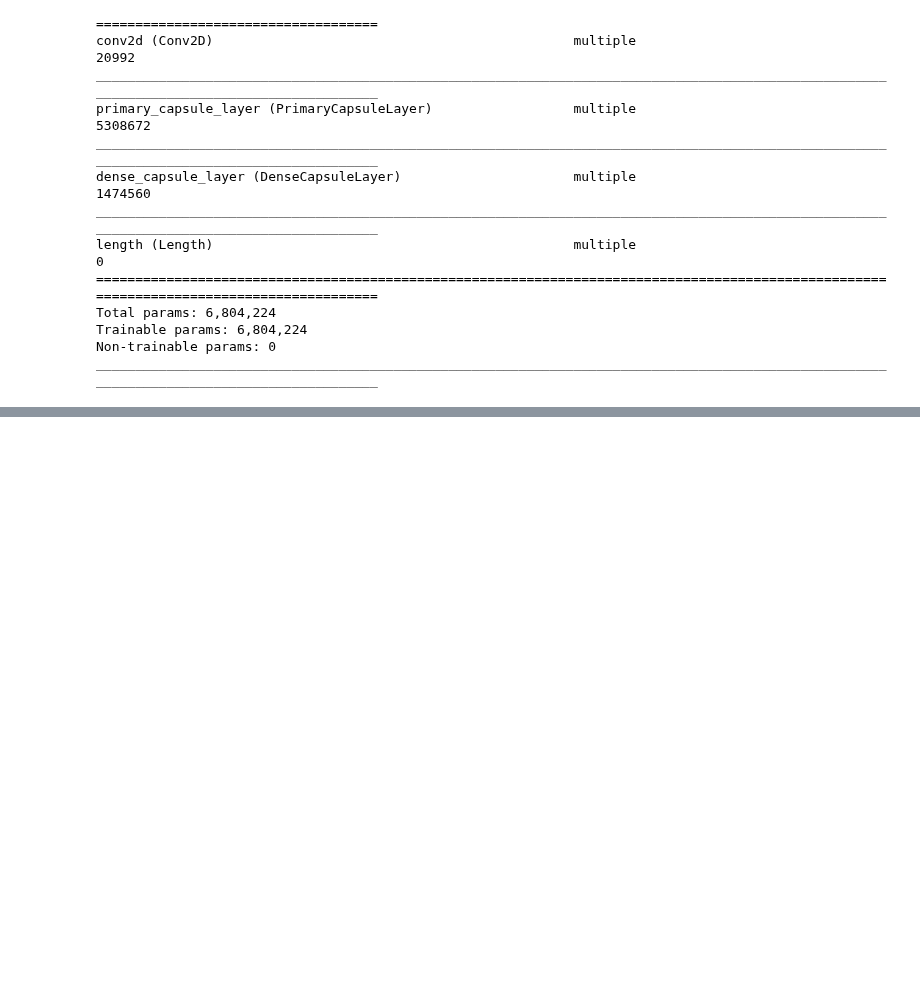
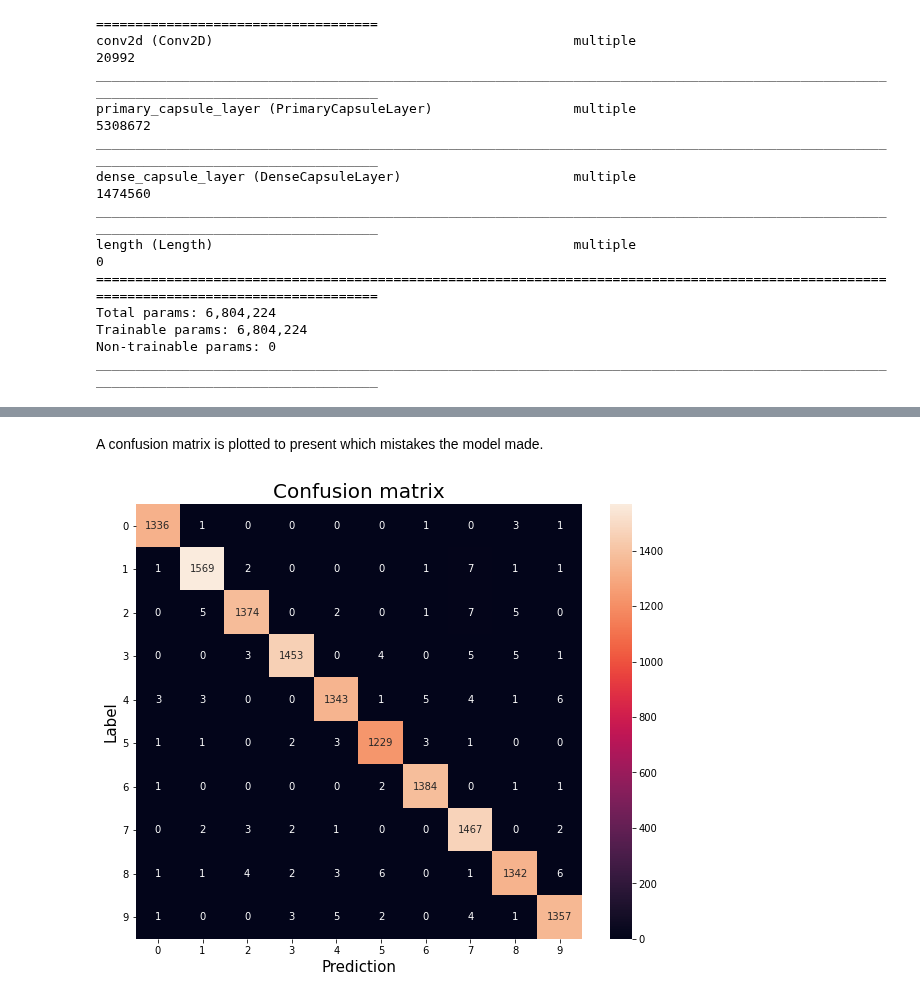
Before and after one commit to metalglove/Fontys-ADS, a Jupyter notebook: Assignments/OP/Open Program.ipynb, the cells around one changed output, grey strips where cells are left out. Cells and saved outputs as stored; diff of their text form; code cells hidden in the pictures; blank space fills up the shorter version.

```diff
--- a/Assignments/OP/Open Program.ipynb
+++ b/Assignments/OP/Open Program.ipynb
@@ -536,0 +581,8 @@ Test accuracy: 0.99%
+# %%
+X = np.zeros((14000, 28, 28, 1))
+y_true = np.zeros((14000, 10))
+i = 0
+for x, y in mnistDataset.actual_test_ds.unbatch().as_numpy_iterator():
+    X[i] = x
+    y_true[i] = y
+    i += 1
@@ -536,0 +591,2 @@ Test accuracy: 0.99%
+# %%
+y_pred = model.predict(X, verbose=1, batch_size=batch_size, steps=mnistDataset.test_size)
@@ -536,0 +595,16 @@ Test accuracy: 0.99%
+# %% [markdown]
+A confusion matrix is plotted to present which mistakes the model made.
+# %%
+from sklearn.metrics import confusion_matrix
+import seaborn as sns
+
+confusion_mtx = confusion_matrix(y_true.argmax(axis=1), y_pred.argmax(axis=1))
+plt.figure(figsize=(10, 8))
+sns.heatmap(confusion_mtx, xticklabels=range(10), yticklabels=range(10), annot=True, fmt='g')
+plt.title("Confusion matrix", fontsize=20)
+plt.xlabel('Prediction', fontsize=15)
+plt.ylabel('Label', fontsize=15)
+plt.yticks(rotation=0)
+plt.show()
+# %% [output]
+[figure, added]
```
Also changed, not shown: parts of 21 cells of this notebook, 2 other files.
